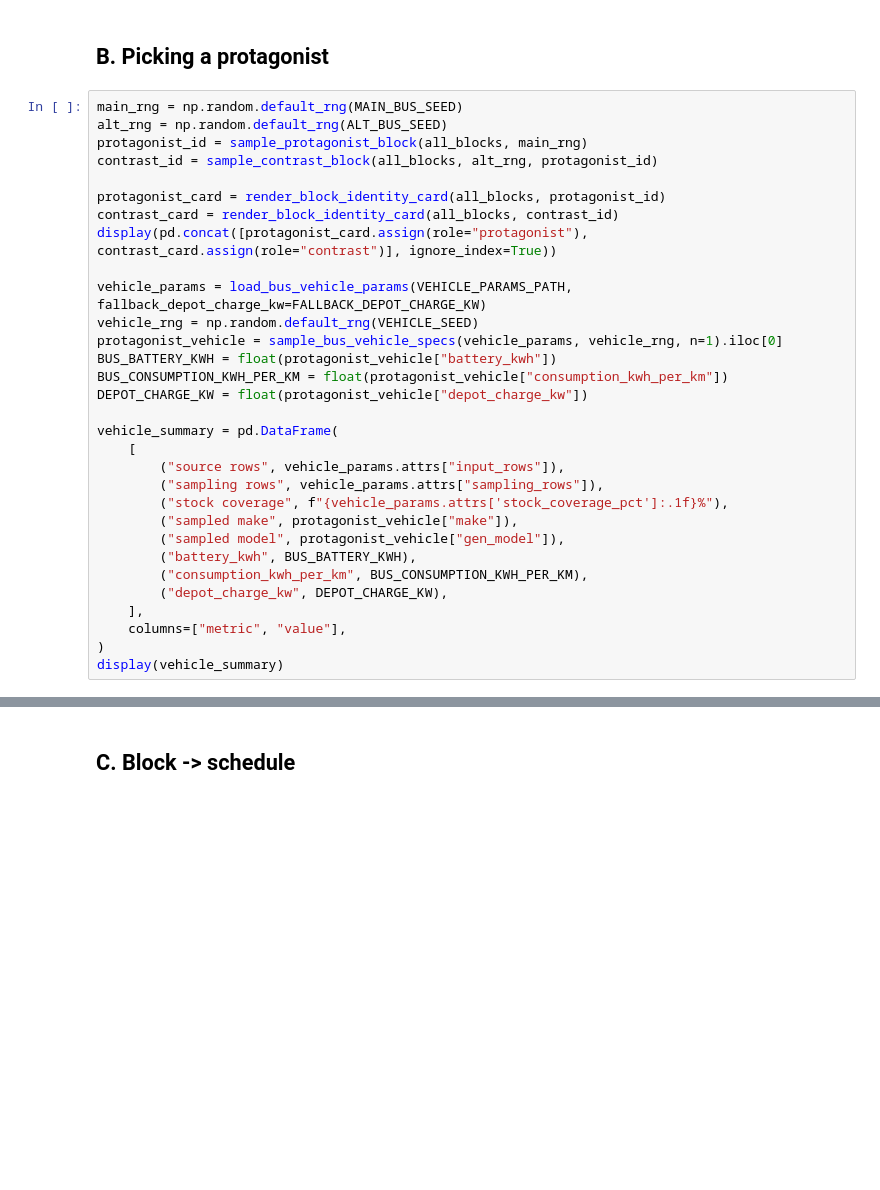
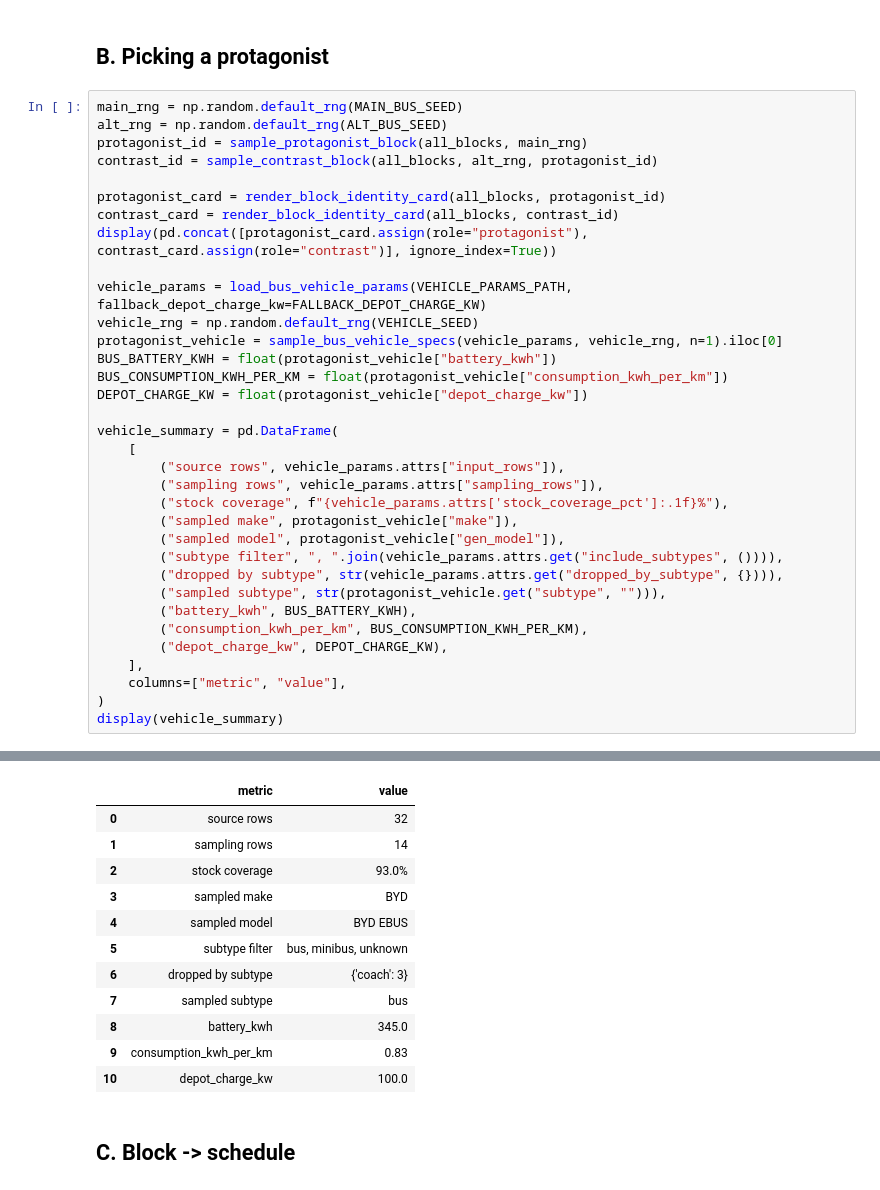
Before and after one commit to zhichuanma/Modelling, a Jupyter notebook: notebooks/01_single_bus_simulation.ipynb, the cells around one changed output, grey strips where cells are left out. Saved outputs shown, nothing was run; the diff lists cells and outputs as text; blank space fills up the shorter version.

```diff
--- a/notebooks/01_single_bus_simulation.ipynb
+++ b/notebooks/01_single_bus_simulation.ipynb
@@ -166,6 +231,9 @@ vehicle_summary = pd.DataFrame(
         ("stock coverage", f"{vehicle_params.attrs['stock_coverage_pct']:.1f}%"),
         ("sampled make", protagonist_vehicle["make"]),
         ("sampled model", protagonist_vehicle["gen_model"]),
+        ("subtype filter", ", ".join(vehicle_params.attrs.get("include_subtypes", ()))),
+        ("dropped by subtype", str(vehicle_params.attrs.get("dropped_by_subtype", {}))),
+        ("sampled subtype", str(protagonist_vehicle.get("subtype", ""))),
         ("battery_kwh", BUS_BATTERY_KWH),
         ("consumption_kwh_per_km", BUS_CONSUMPTION_KWH_PER_KM),
         ("depot_charge_kw", DEPOT_CHARGE_KW),
@@ -173,3 +241,4 @@ vehicle_summary = pd.DataFrame(
     columns=["metric", "value"],
 )
 display(vehicle_summary)
+# %% [output]
@@ -176,3 +248,15 @@ display(vehicle_summary)
+|  | metric | value |
+| 0 | source rows | 32 |
+| 1 | sampling rows | 14 |
+| 2 | stock coverage | 93.0% |
+| 3 | sampled make | BYD |
+| 4 | sampled model | BYD EBUS |
+| 5 | subtype filter | bus, minibus, unknown |
+| 6 | dropped by subtype | {'coach': 3} |
+| 7 | sampled subtype | bus |
+| 8 | battery_kwh | 345.0 |
+| 9 | consumption_kwh_per_km | 0.83 |
+| 10 | depot_charge_kw | 100.0 |
 # %% [markdown]
 ## C. Block -> schedule
 # %%
```
Also changed, not shown: parts of 11 cells of this notebook, 10 other files.
